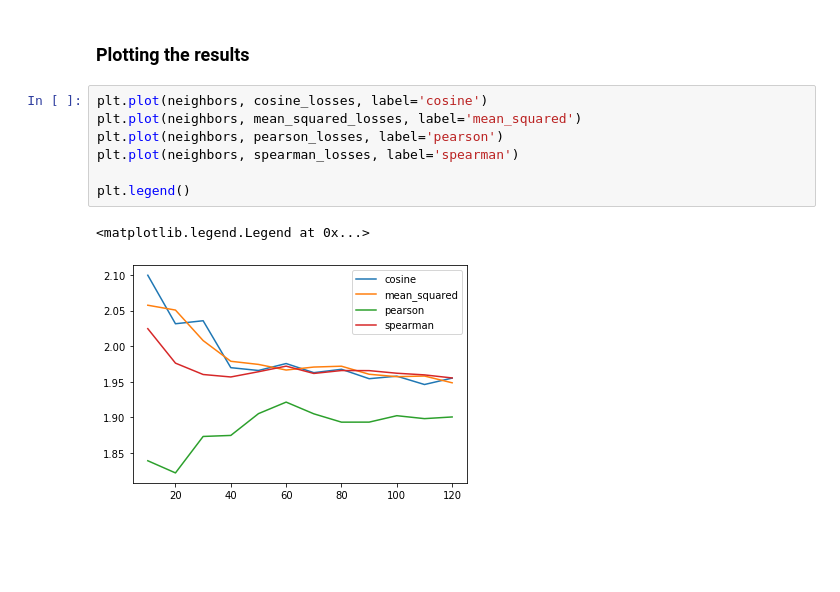
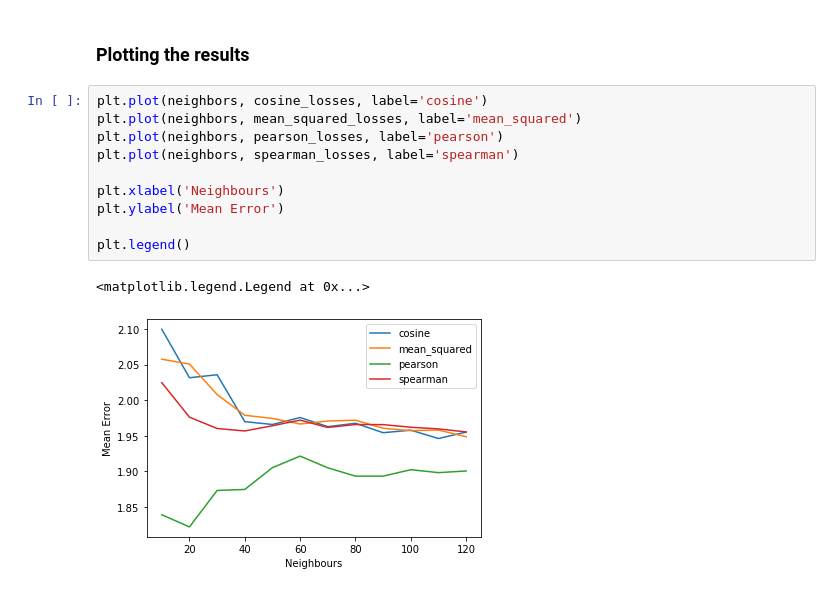
Before and after one commit to oussama1598/collaborative_filtering_recommender, a Jupyter notebook: notebooks/Neighbourhood_method_results.ipynb, the cells around one changed output. Saved outputs shown, nothing was run; the diff lists cells and outputs as text; blank space fills up the shorter version.

```diff
--- a/notebooks/Neighbourhood_method_results.ipynb
+++ b/notebooks/Neighbourhood_method_results.ipynb
@@ -118,10 +118,13 @@ spearman_losses = run_test('spearman')
 # %%
 plt.plot(neighbors, cosine_losses, label='cosine')
 plt.plot(neighbors, mean_squared_losses, label='mean_squared')
 plt.plot(neighbors, pearson_losses, label='pearson')
 plt.plot(neighbors, spearman_losses, label='spearman')
 
+plt.xlabel('Neighbours')
+plt.ylabel('Mean Error')
+
 plt.legend()
 # %% [output]
 <matplotlib.legend.Legend at 0x...>
-[figure, old version]
+[figure, new version]
```
Also changed, not shown: 2 other files.
